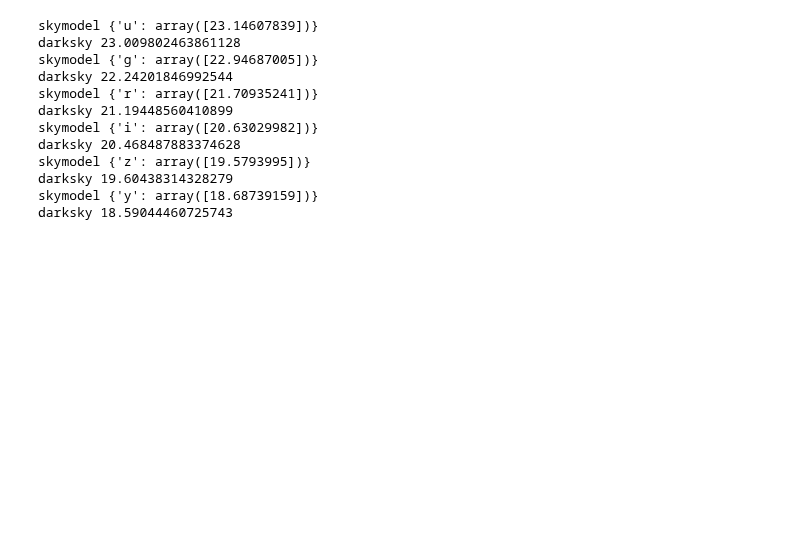
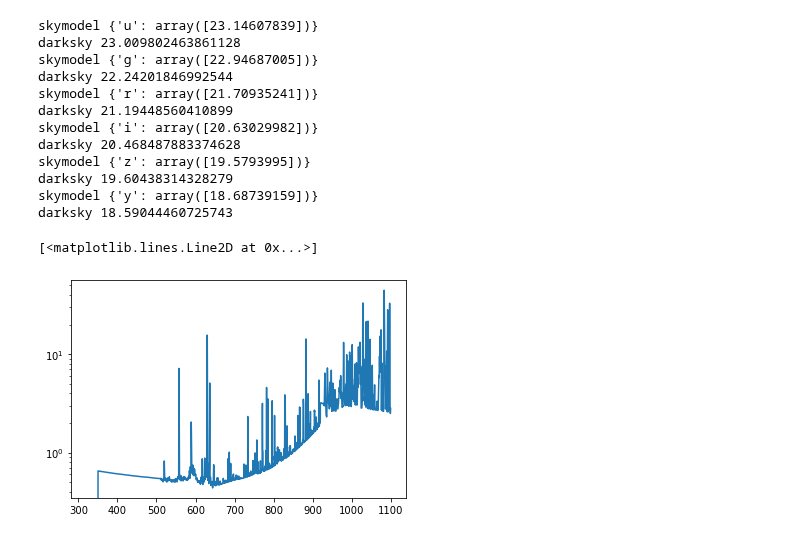
Before and after one commit to yoachim/21_Scratch, a Jupyter notebook: dark_sky_check/check_darksky.ipynb, the cells around one changed output. Saved outputs shown, nothing was run; the diff lists cells and outputs as text; code cells hidden in the pictures; blank space fills up the shorter version.

Commit message:
check gemini

```diff
--- a/dark_sky_check/check_darksky.ipynb
+++ b/dark_sky_check/check_darksky.ipynb
@@ -63,3 +63,12 @@ skymodel {'z': array([19.5793995])}
 darksky 19.60438314328279
 skymodel {'y': array([18.68739159])}
 darksky 18.59044460725743
+# %%
+#  www.gemini.edu/sciops/ObsProcess/obsConstraints/atm-models/skybg_50_10.dat
+#
+gs = np.genfromtxt('skybg_50_10.dat')
+# %%
+plt.semilogy(gs[:,0], gs[:,1])
+# %% [output]
+[<matplotlib.lines.Line2D at 0x...>]
+[figure, added]
```
